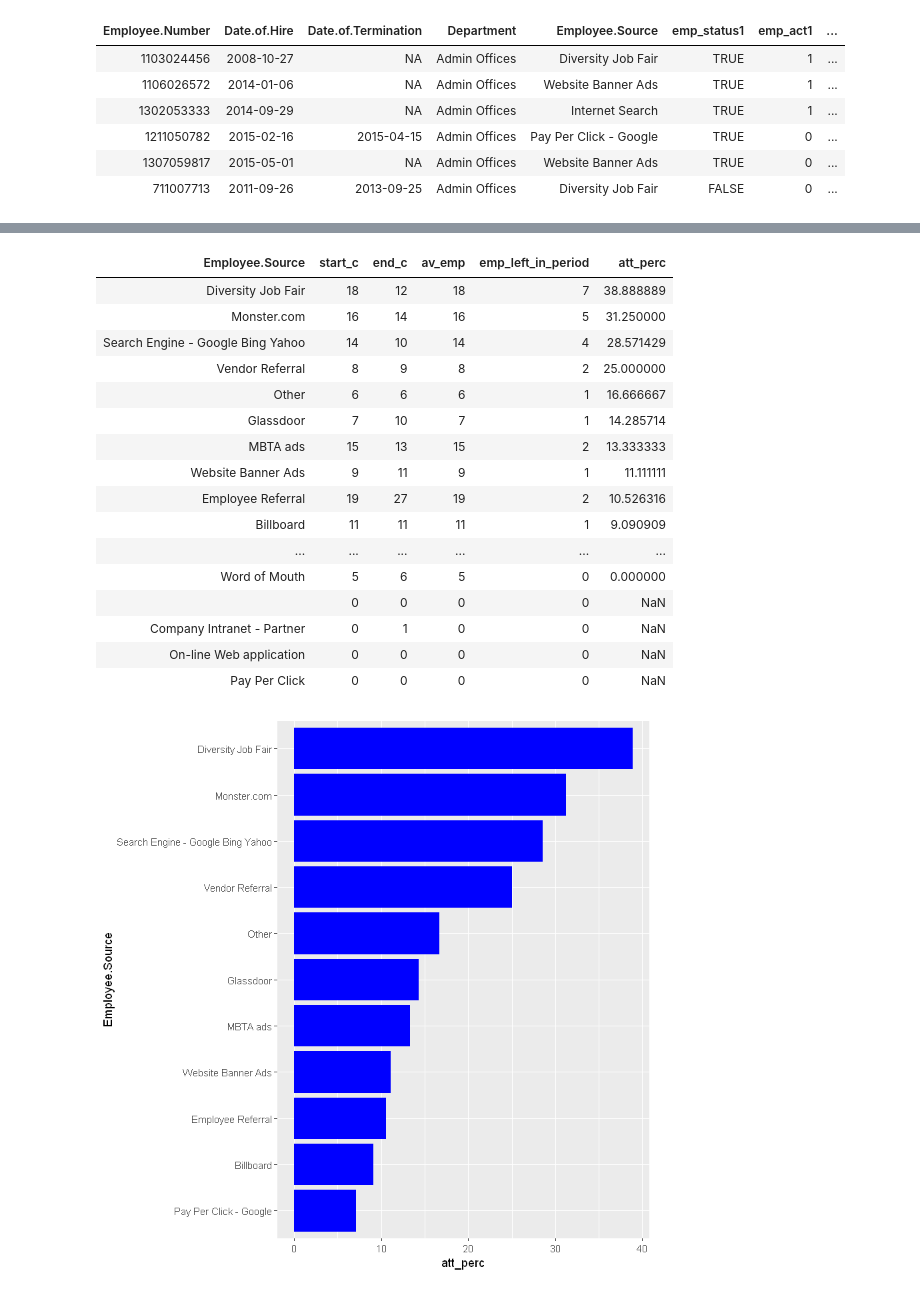
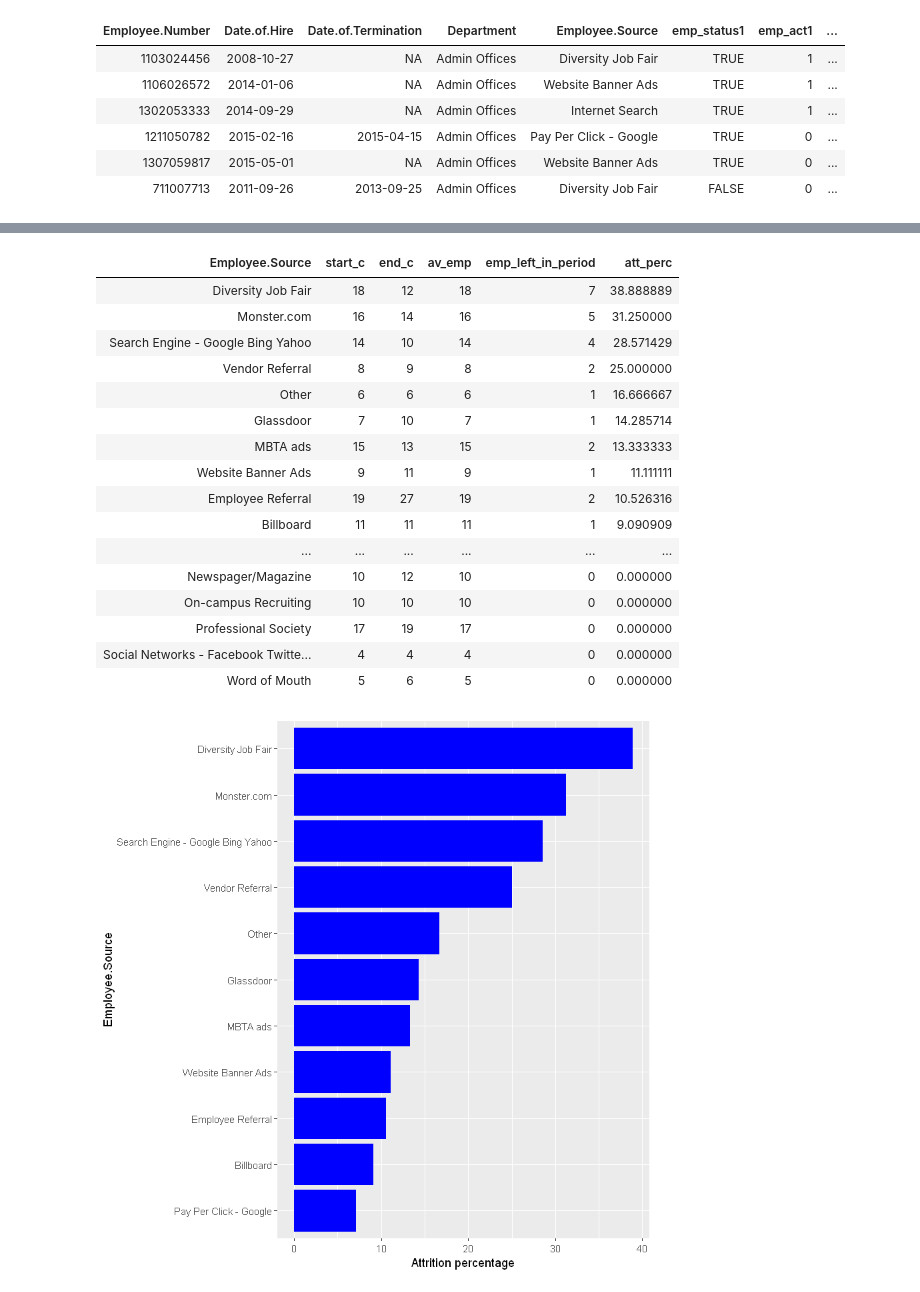
Before and after one commit to jyoti05iitd/projects-instructor-application-r, a Jupyter notebook: audition.ipynb, the cells around one changed output, grey strips where cells are left out. Saved outputs shown, nothing was run; the diff lists cells and outputs as text; code cells hidden in the pictures.

```diff
--- a/audition.ipynb
+++ b/audition.ipynb
@@ -188,7 +180,7 @@ emp_data_EmpSource <- emp_data_status %>%
                           av_emp = mean(sum(emp_act1, na.rm = TRUE), sum(emp_act2, na.rm = TRUE)),
                           emp_left_in_period = sum(emp_left, na.rm=TRUE),
                           att_perc = emp_left_in_period/av_emp*100) %>%
-
+                filter(av_emp >0) %>%
                 arrange(desc(att_perc))
 
 # observe the results
@@ -206,20 +198,21 @@ emp_data_EmpSource
 | Employee Referral | 19 | 27 | 19 | 2 | 10.526316 |
 | Billboard | 11 | 11 | 11 | 1 | 9.090909 |
 | ... | ... | ... | ... | ... | ... |
+| Newspager/Magazine | 10 | 12 | 10 | 0 | 0.000000 |
+| On-campus Recruiting | 10 | 10 | 10 | 0 | 0.000000 |
+| Professional Society | 17 | 19 | 17 | 0 | 0.000000 |
+| Social Networks - Facebook Twitte... | 4 | 4 | 4 | 0 | 0.000000 |
 | Word of Mouth | 5 | 6 | 5 | 0 | 0.000000 |
-|  | 0 | 0 | 0 | 0 | NaN |
-| Company Intranet - Partner | 0 | 1 | 0 | 0 | NaN |
-| On-line Web application | 0 | 0 | 0 | 0 | NaN |
-| Pay Per Click | 0 | 0 | 0 | 0 | NaN |
 # %%
 # Plotting bar charts
 emp_data_EmpSource <- emp_data_EmpSource %>%
     mutate(Employee.Source = as.factor(Employee.Source)) %>%
     mutate(Employee.Source = fct_reorder(Employee.Source, att_perc)) %>%
     filter(att_perc>0)
 
 ggplot(emp_data_EmpSource, aes(x=Employee.Source, y=att_perc)) +
     geom_col(fill="blue") +
+    ylab("Attrition percentage") +
     coord_flip()
 # %% [output]
-[figure, old version]
+[figure, new version]
```
Also changed, not shown: parts of 11 cells of this notebook.
